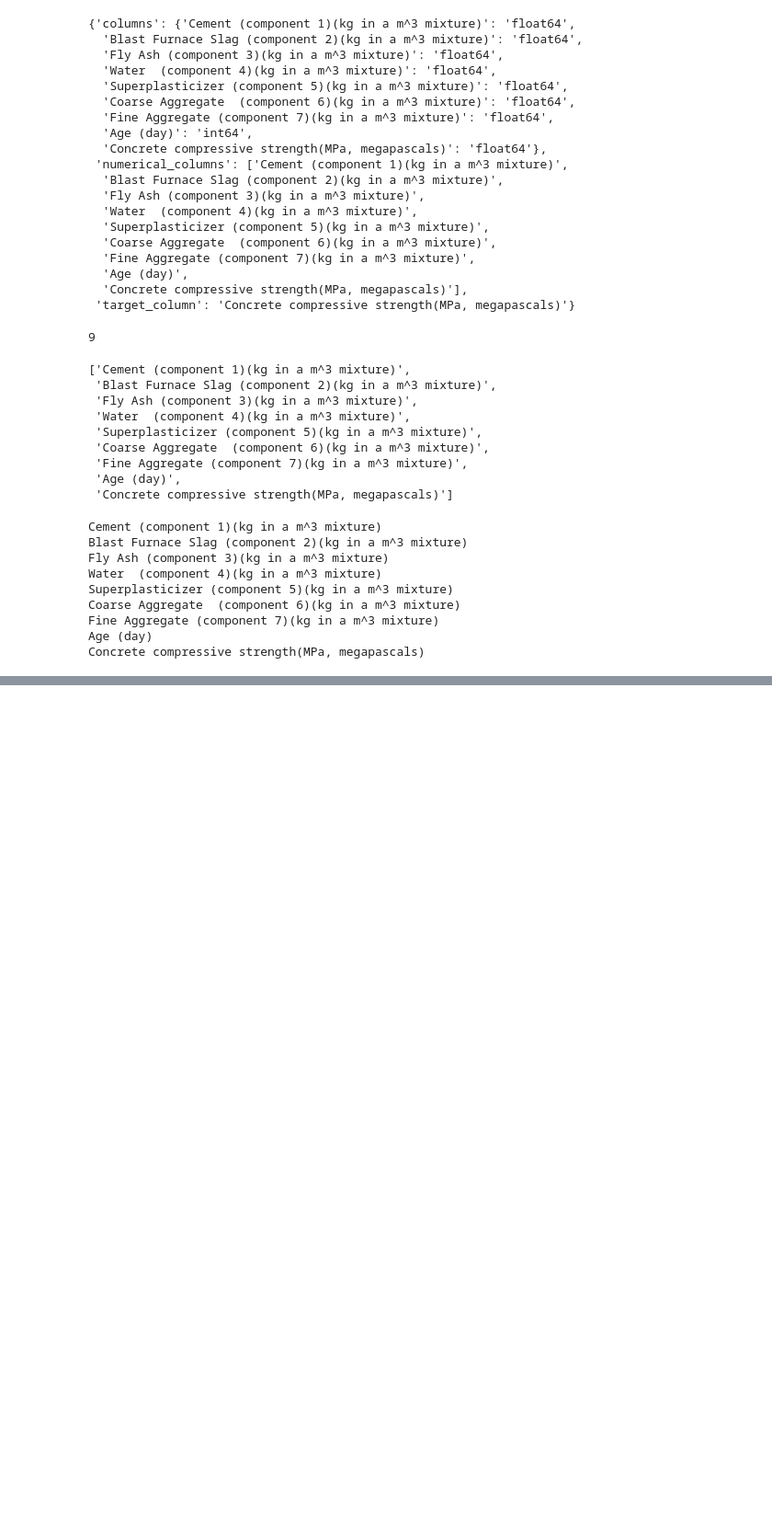
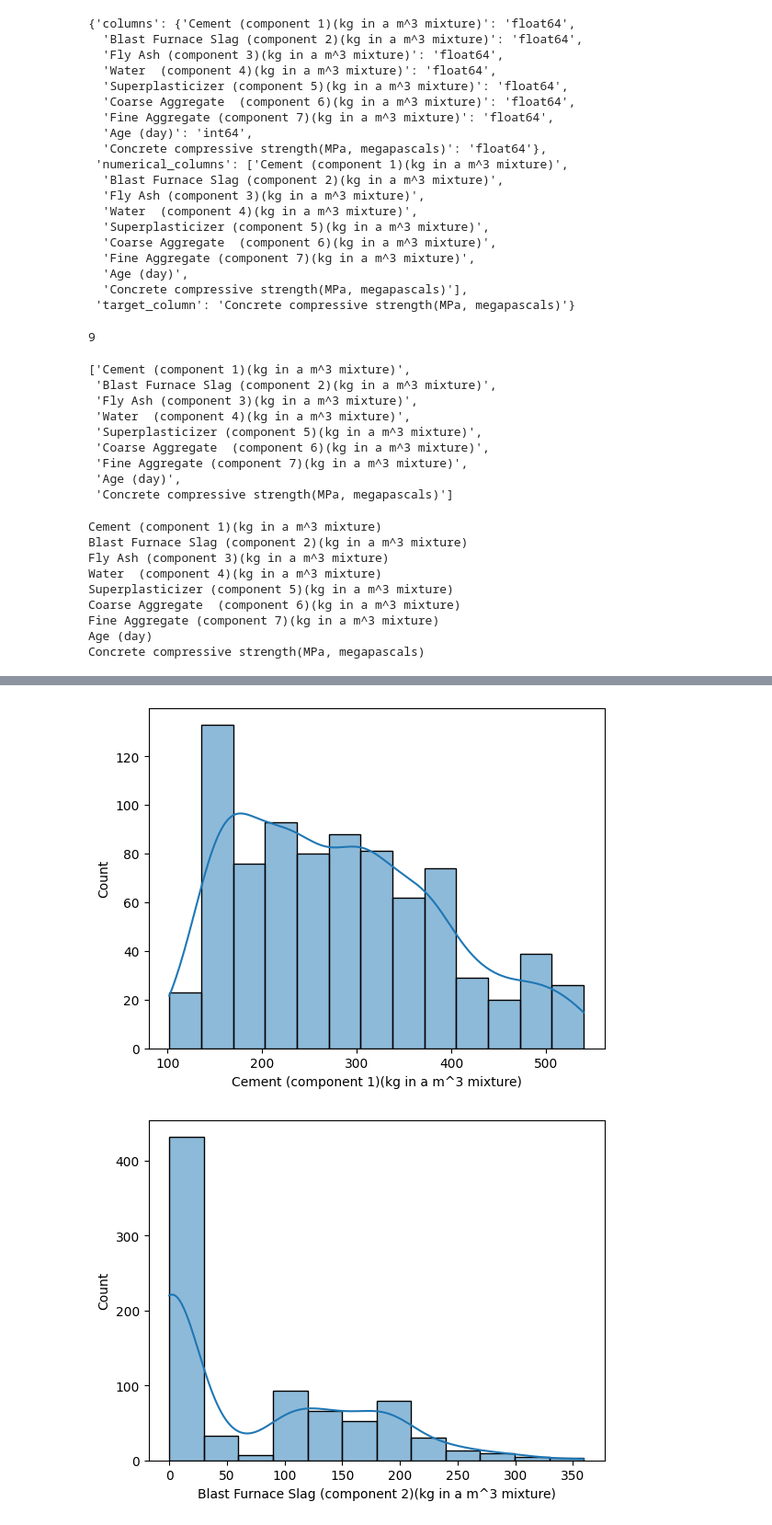
Before and after one commit to mananshah511/cement_strength_prediction, a Jupyter notebook: example.ipynb, the cells around one changed output, grey strips where cells are left out. Shown at 92% size. Saved outputs shown, nothing was run; the diff lists cells and outputs as text; code cells hidden in the pictures; blank space fills up the shorter version.

```diff
--- a/example.ipynb
+++ b/example.ipynb
@@ -98,0 +188,7 @@ Concrete compressive strength(MPa, megapascals)
+# %%
+for i in train_df.columns:
+    plt.figure(i)
+    sns.histplot(data=train_df[i],kde=True)
+# %% [output]
+[figure, added]
+[figure, added]
```
Also changed, not shown: parts of 59 cells of this notebook, 24 other files.
